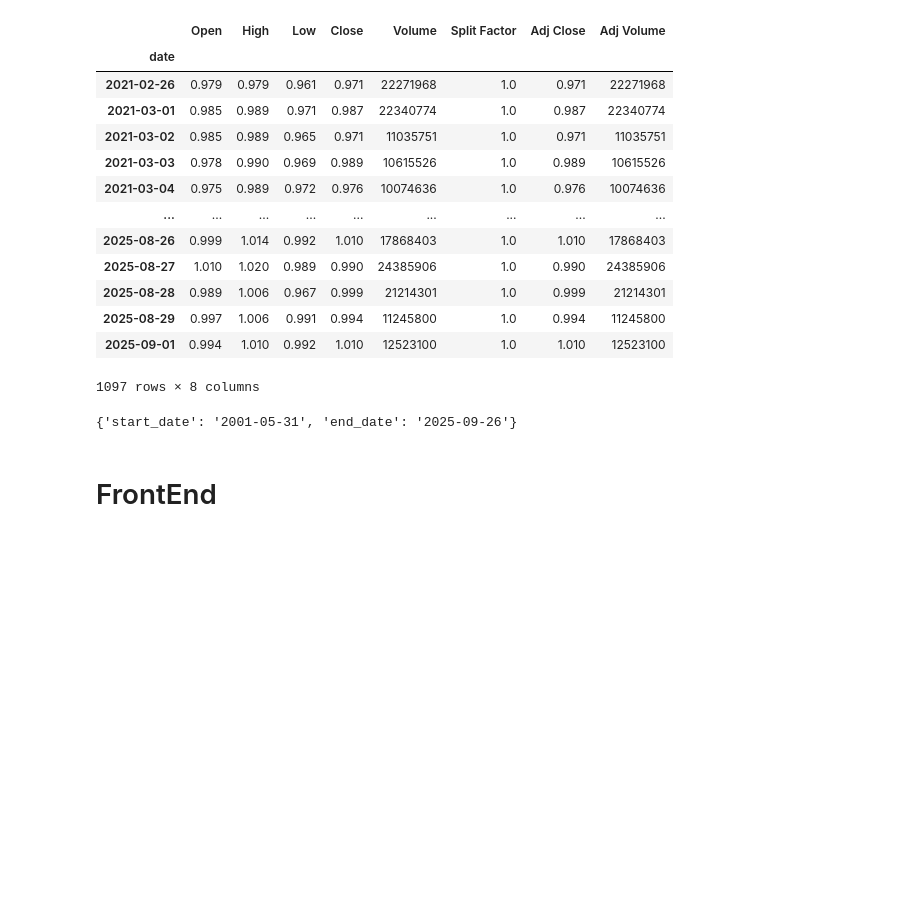
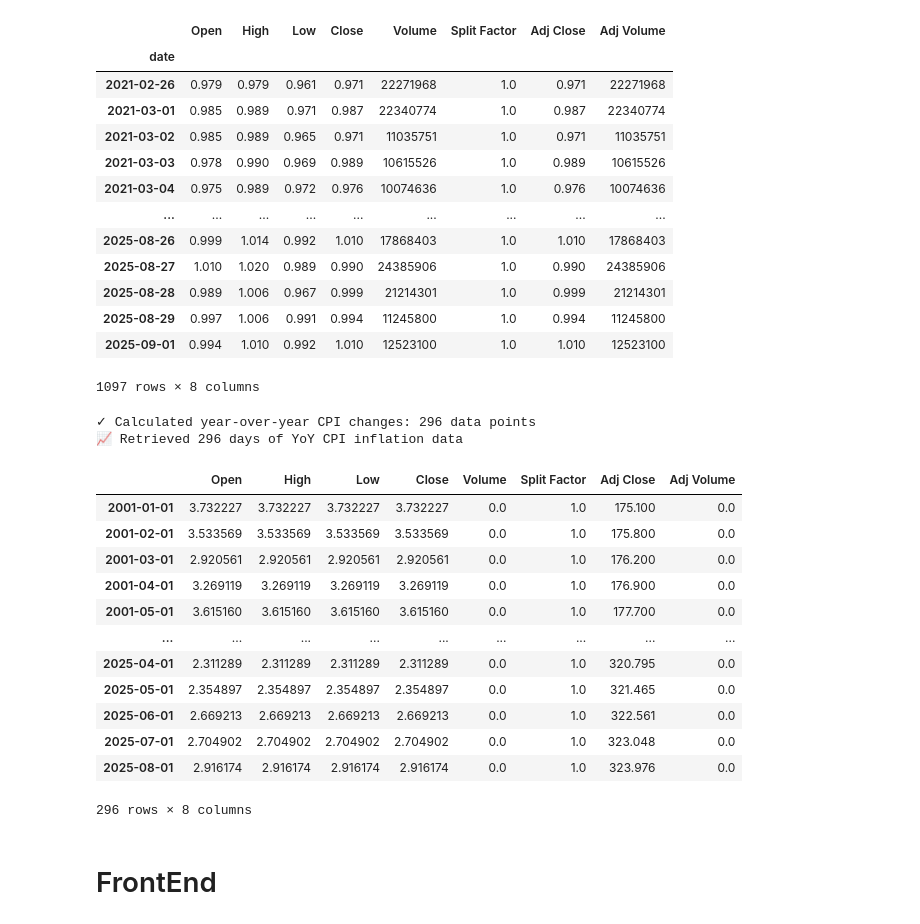
Before and after one commit to farrellsc/StockAnalysis, a Jupyter notebook: playground.ipynb, the cells around one changed output. Drawn from its saved outputs; the diff is of its cells as text; code cells hidden in the pictures; blank space fills up the shorter version.

```diff
--- a/playground.ipynb
+++ b/playground.ipynb
@@ -273,9 +271,23 @@ prices
 | 2025-09-01 | 0.994 | 1.010 | 0.992 | 1.010 | 12523100 | 1.0 | 1.010 | 12523100 |
 1097 rows × 8 columns
 # %%
-backend.get_date_range_for_symbol("VTI")
+backend.get_yoy_cpi_inflation()
 # %% [output]
-{'start_date': '2001-05-31', 'end_date': '2025-09-26'}
+✓ Calculated year-over-year CPI changes: 296 data points
+📈 Retrieved 296 days of YoY CPI inflation data
+|  | Open | High | Low | Close | Volume | Split Factor | Adj Close | Adj Volume |
+| 2001-01-01 | 3.732227 | 3.732227 | 3.732227 | 3.732227 | 0.0 | 1.0 | 175.100 | 0.0 |
+| 2001-02-01 | 3.533569 | 3.533569 | 3.533569 | 3.533569 | 0.0 | 1.0 | 175.800 | 0.0 |
+| 2001-03-01 | 2.920561 | 2.920561 | 2.920561 | 2.920561 | 0.0 | 1.0 | 176.200 | 0.0 |
+| 2001-04-01 | 3.269119 | 3.269119 | 3.269119 | 3.269119 | 0.0 | 1.0 | 176.900 | 0.0 |
+| 2001-05-01 | 3.615160 | 3.615160 | 3.615160 | 3.615160 | 0.0 | 1.0 | 177.700 | 0.0 |
+| ... | ... | ... | ... | ... | ... | ... | ... | ... |
+| 2025-04-01 | 2.311289 | 2.311289 | 2.311289 | 2.311289 | 0.0 | 1.0 | 320.795 | 0.0 |
+| 2025-05-01 | 2.354897 | 2.354897 | 2.354897 | 2.354897 | 0.0 | 1.0 | 321.465 | 0.0 |
+| 2025-06-01 | 2.669213 | 2.669213 | 2.669213 | 2.669213 | 0.0 | 1.0 | 322.561 | 0.0 |
+| 2025-07-01 | 2.704902 | 2.704902 | 2.704902 | 2.704902 | 0.0 | 1.0 | 323.048 | 0.0 |
+| 2025-08-01 | 2.916174 | 2.916174 | 2.916174 | 2.916174 | 0.0 | 1.0 | 323.976 | 0.0 |
+296 rows × 8 columns
 # %% [markdown]
 # FrontEnd
 # %%
```
Also changed, not shown: parts of 8 cells of this notebook, 2 other files.
